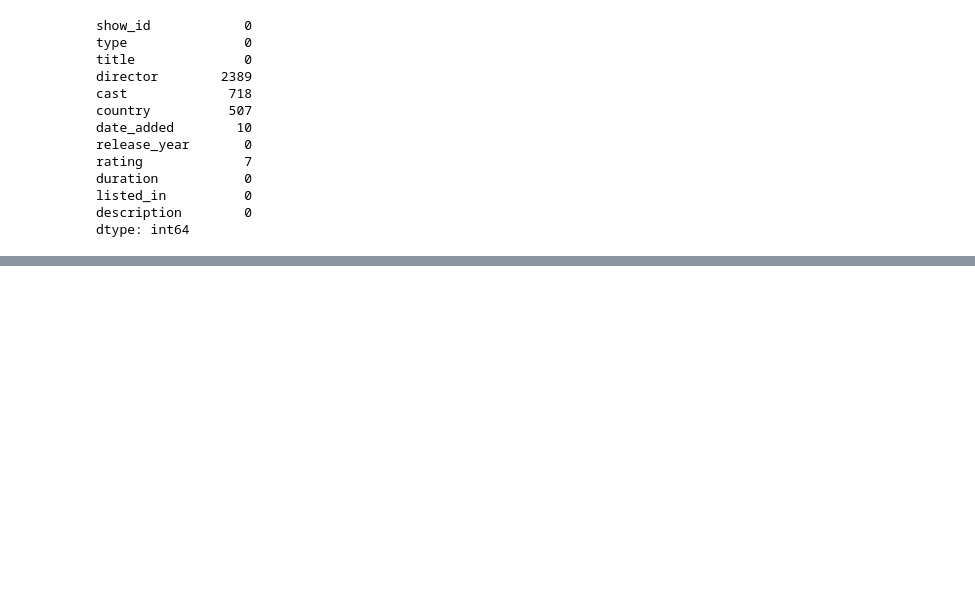
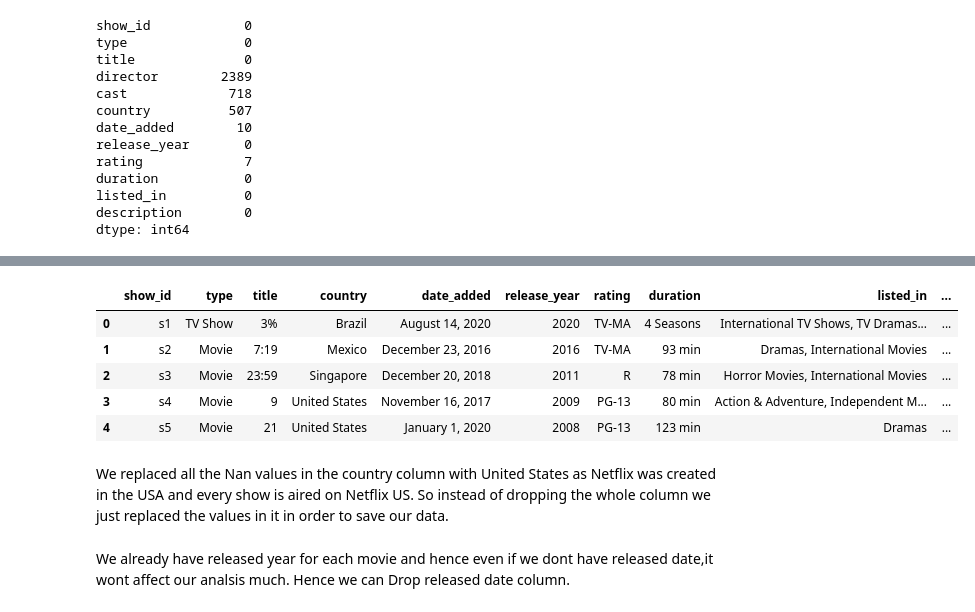
Before and after one commit to pritesh2292/Netflix-Movies-Tv-Shows-Clustering, a Jupyter notebook: Netflix_unsupervised_ML_capstone_project_.ipynb, the cells around one changed output, grey strips where cells are left out. Drawn from its saved outputs; the diff is of its cells as text; code cells hidden in the pictures; blank space fills up the shorter version.

```diff
--- a/Netflix_unsupervised_ML_capstone_project_.ipynb
+++ b/Netflix_unsupervised_ML_capstone_project_.ipynb
@@ -54,0 +71,13 @@ dtype: int64
+# %%
+df.drop(['director','cast'],axis = 1,inplace = True)
+# %%
+df.head()
+# %% [output]
+|  | show_id | type | title | country | date_added | release_year | rating | duration | listed_in | ... |
+| 0 | s1 | TV Show | 3% | Brazil | August 14, 2020 | 2020 | TV-MA | 4 Seasons | International TV Shows, TV Dramas... | ... |
+| 1 | s2 | Movie | 7:19 | Mexico | December 23, 2016 | 2016 | TV-MA | 93 min | Dramas, International Movies | ... |
+| 2 | s3 | Movie | 23:59 | Singapore | December 20, 2018 | 2011 | R | 78 min | Horror Movies, International Movies | ... |
+| 3 | s4 | Movie | 9 | United States | November 16, 2017 | 2009 | PG-13 | 80 min | Action & Adventure, Independent M... | ... |
+| 4 | s5 | Movie | 21 | United States | January 1, 2020 | 2008 | PG-13 | 123 min | Dramas | ... |
+# %% [markdown]
+We replaced all the Nan values in the country column with United States as Netflix was created in the USA and every show is aired on Netflix US. So instead of dropping the whole column we just replaced the values in it in order to save our data.
@@ -54,0 +86,2 @@ dtype: int64
+# %% [markdown]
+We already have released year for each movie and hence even if we dont have released date,it wont affect our analsis much. Hence we can Drop released date column.
```
Also changed, not shown: parts of 12 cells of this notebook.
